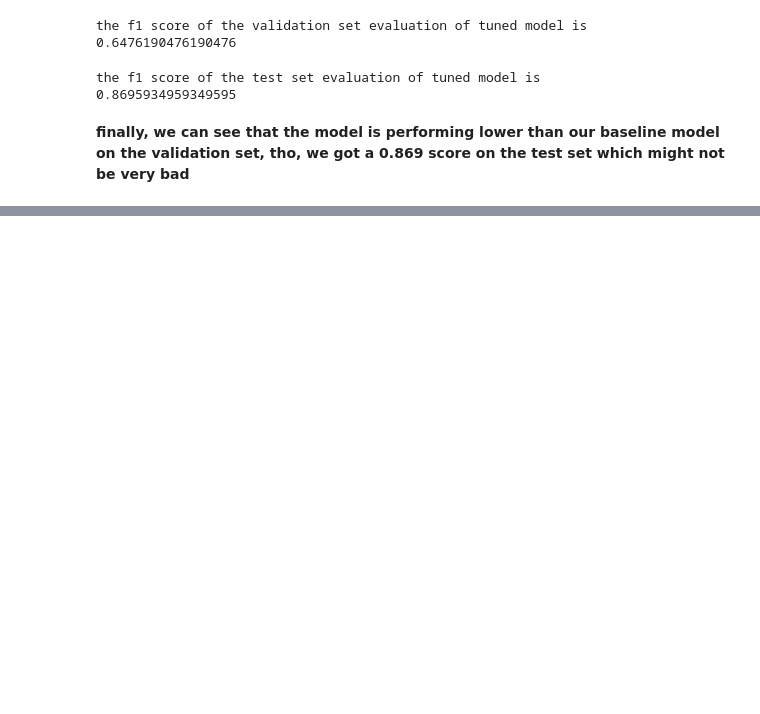
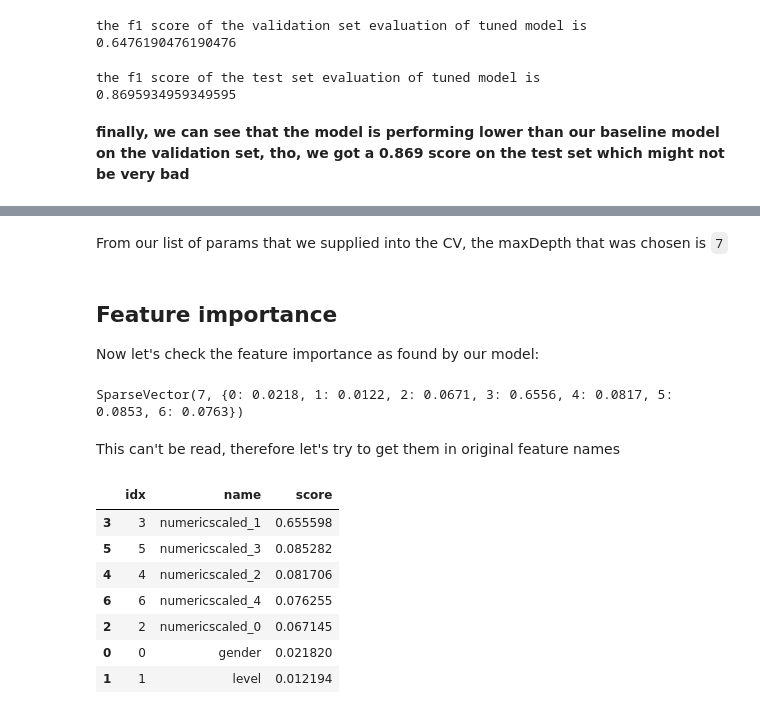
Before and after one commit to khalidalawar1/BigDataChurnPredictionSparkify, a Jupyter notebook: Sparkify.ipynb, the cells around one changed output, grey strips where cells are left out. Drawn from its saved outputs; the diff is of its cells as text; code cells hidden in the pictures; blank space fills up the shorter version.

```diff
--- a/Sparkify.ipynb
+++ b/Sparkify.ipynb
@@ -609,0 +616,4 @@ the f1 score of the test set evaluation of tuned model is
+# %%
+#CV random forest selected parameters
+bestPipeline = tuned_rf.bestModel
+{param[0].name: param[1] for param in bestPipeline.extractParamMap().items()}
@@ -609,0 +638,12 @@ the f1 score of the test set evaluation of tuned model is
+# %% [markdown]
+From our list of params that we supplied into the CV, the maxDepth that was chosen is `7`
+# %% [markdown]
+## Feature importance
+
+Now let's check the feature importance as found by our model:
+# %%
+bestPipeline.featureImportances
+# %% [output]
+SparseVector(7, {0: 0.0218, 1: 0.0122, 2: 0.0671, 3: 0.6556, 4: 0.0817, 5: 0.0853, 6: 0.0763})
+# %% [markdown]
+This can't be read, therefore let's try to get them in original feature names
@@ -609,0 +658,13 @@ the f1 score of the test set evaluation of tuned model is
+# %%
+#feat importance for all
+feat_imp = ExtractFeatureImp(bestPipeline.featureImportances, test, "ml_feats").head(10)
+feat_imp
+# %% [output]
+|  | idx | name | score |
+| 3 | 3 | numericscaled_1 | 0.655598 |
+| 5 | 5 | numericscaled_3 | 0.085282 |
+| 4 | 4 | numericscaled_2 | 0.081706 |
+| 6 | 6 | numericscaled_4 | 0.076255 |
+| 2 | 2 | numericscaled_0 | 0.067145 |
+| 0 | 0 | gender | 0.021820 |
+| 1 | 1 | level | 0.012194 |
```
Also changed, not shown: parts of 14 cells of this notebook.
